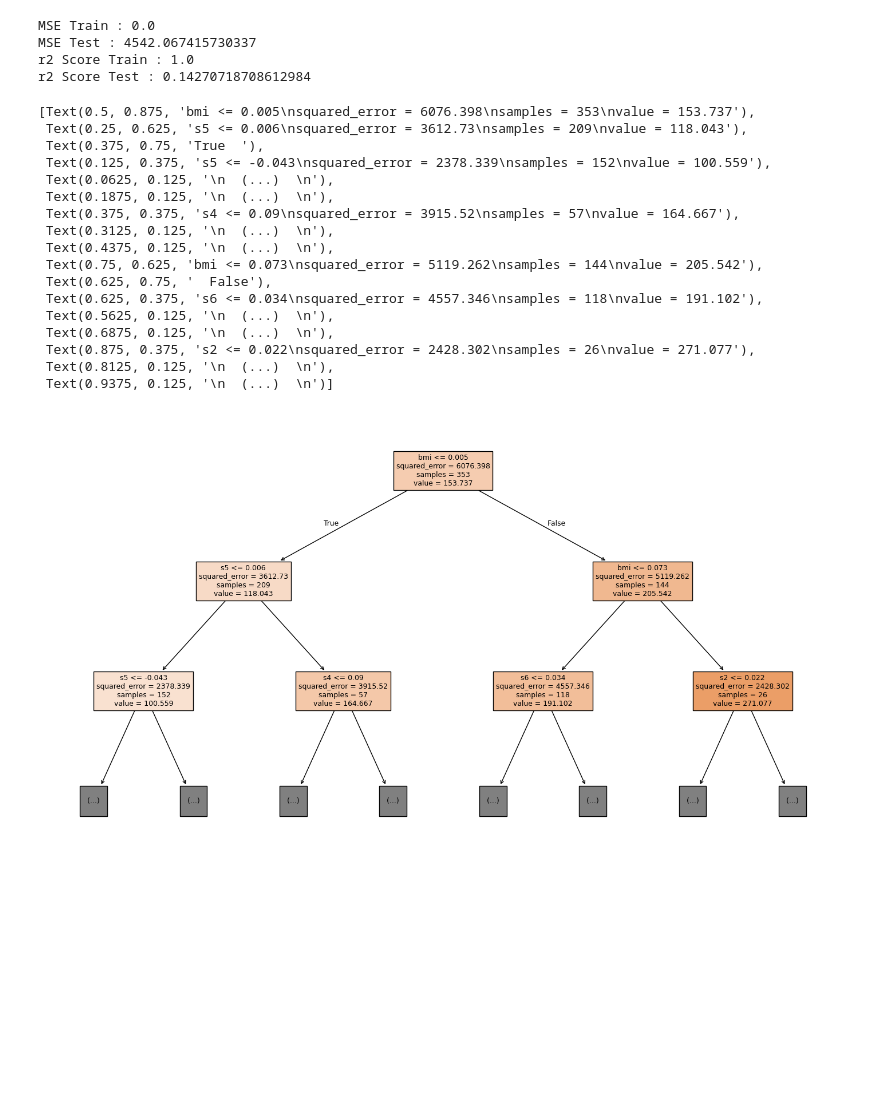
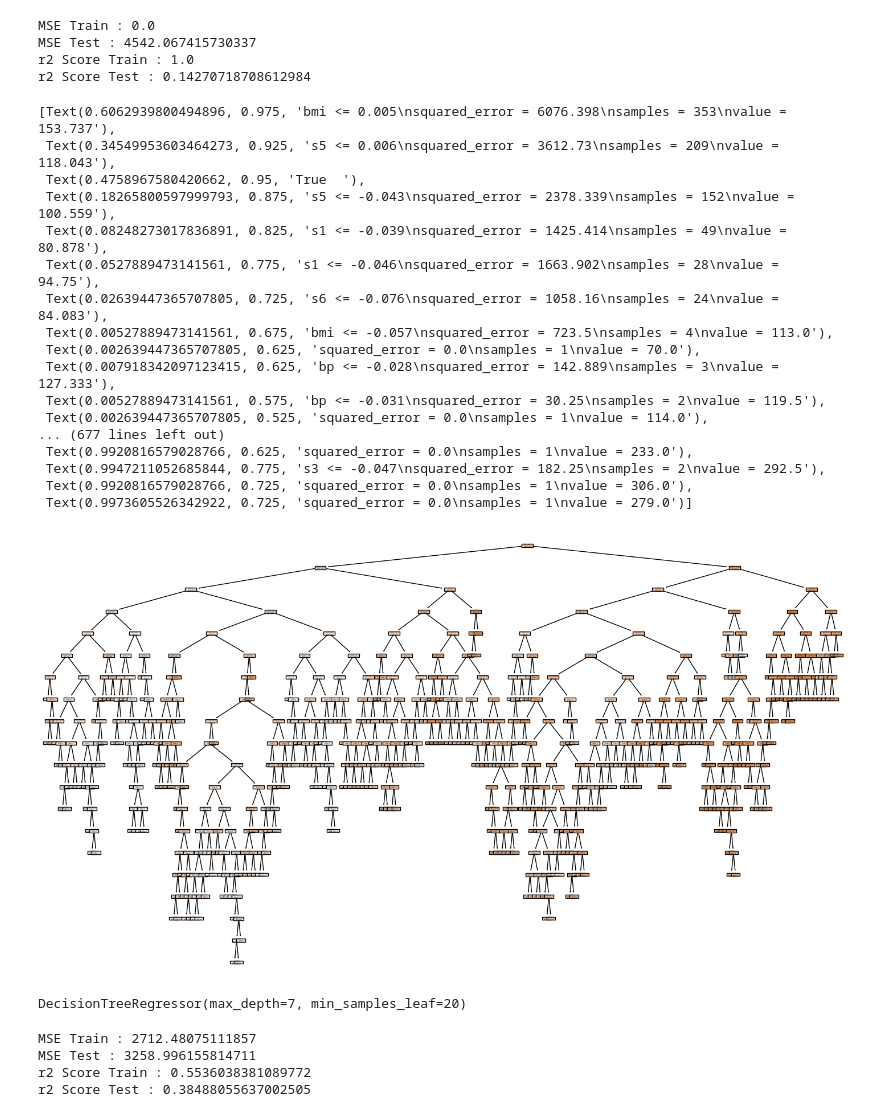
Before and after one commit to md-zaid-10/Machine-Learning, a Jupyter notebook: Decision Tree/DtRegressor.ipynb, the cells around one changed output. Cells and saved outputs as stored; diff of their text form; code cells hidden in the pictures; blank space fills up the shorter version.

Commit message:
DT regressor Pre pruning

```diff
--- a/Decision Tree/DtRegressor.ipynb
+++ b/Decision Tree/DtRegressor.ipynb
@@ -58,29 +58,52 @@ r2 Score Test : 0.14270718708612984
 # %%
 from sklearn.tree import plot_tree
 plt.figure(figsize=(18,10))
 
 plot_tree(
     model,
     feature_names=X.columns,
-    filled=True,
-    max_depth=2
+    filled=True
 )
 # %% [output]
-[Text(0.5, 0.875, 'bmi <= 0.005\nsquared_error = 6076.398\nsamples = 353\nvalue = 153.737'),
- Text(0.25, 0.625, 's5 <= 0.006\nsquared_error = 3612.73\nsamples = 209\nvalue = 118.043'),
- Text(0.375, 0.75, 'True  '),
- Text(0.125, 0.375, 's5 <= -0.043\nsquared_error = 2378.339\nsamples = 152\nvalue = 100.559'),
- Text(0.0625, 0.125, '\n  (...)  \n'),
- Text(0.1875, 0.125, '\n  (...)  \n'),
- Text(0.375, 0.375, 's4 <= 0.09\nsquared_error = 3915.52\nsamples = 57\nvalue = 164.667'),
- Text(0.3125, 0.125, '\n  (...)  \n'),
- Text(0.4375, 0.125, '\n  (...)  \n'),
- Text(0.75, 0.625, 'bmi <= 0.073\nsquared_error = 5119.262\nsamples = 144\nvalue = 205.542'),
- Text(0.625, 0.75, '  False'),
- Text(0.625, 0.375, 's6 <= 0.034\nsquared_error = 4557.346\nsamples = 118\nvalue = 191.102'),
- Text(0.5625, 0.125, '\n  (...)  \n'),
- Text(0.6875, 0.125, '\n  (...)  \n'),
- Text(0.875, 0.375, 's2 <= 0.022\nsquared_error = 2428.302\nsamples = 26\nvalue = 271.077'),
- Text(0.8125, 0.125, '\n  (...)  \n'),
- Text(0.9375, 0.125, '\n  (...)  \n')]
+[Text(0.6062939800494896, 0.975, 'bmi <= 0.005\nsquared_error = 6076.398\nsamples = 353\nvalue = 153.737'),
+ Text(0.34549953603464273, 0.925, 's5 <= 0.006\nsquared_error = 3612.73\nsamples = 209\nvalue = 118.043'),
+ Text(0.4758967580420662, 0.95, 'True  '),
+ Text(0.18265800597999793, 0.875, 's5 <= -0.043\nsquared_error = 2378.339\nsamples = 152\nvalue = 100.559'),
+ Text(0.08248273017836891, 0.825, 's1 <= -0.039\nsquared_error = 1425.414\nsamples = 49\nvalue = 80.878'),
+ Text(0.0527889473141561, 0.775, 's1 <= -0.046\nsquared_error = 1663.902\nsamples = 28\nvalue = 94.75'),
+ Text(0.02639447365707805, 0.725, 's6 <= -0.076\nsquared_error = 1058.16\nsamples = 24\nvalue = 84.083'),
+ Text(0.00527889473141561, 0.675, 'bmi <= -0.057\nsquared_error = 723.5\nsamples = 4\nvalue = 113.0'),
+ Text(0.002639447365707805, 0.625, 'squared_error = 0.0\nsamples = 1\nvalue = 70.0'),
+ Text(0.007918342097123415, 0.625, 'bp <= -0.028\nsquared_error = 142.889\nsamples = 3\nvalue = 127.333'),
+ Text(0.00527889473141561, 0.575, 'bp <= -0.031\nsquared_error = 30.25\nsamples = 2\nvalue = 119.5'),
+ Text(0.002639447365707805, 0.525, 'squared_error = 0.0\nsamples = 1\nvalue = 114.0'),
+... (677 lines left out)
+ Text(0.9920816579028766, 0.625, 'squared_error = 0.0\nsamples = 1\nvalue = 233.0'),
+ Text(0.9947211052685844, 0.775, 's3 <= -0.047\nsquared_error = 182.25\nsamples = 2\nvalue = 292.5'),
+ Text(0.9920816579028766, 0.725, 'squared_error = 0.0\nsamples = 1\nvalue = 306.0'),
+ Text(0.9973605526342922, 0.725, 'squared_error = 0.0\nsamples = 1\nvalue = 279.0')]
-[figure, old version]
+[figure, new version]
+# %%
+# Pre Pruning
+from sklearn.tree import DecisionTreeRegressor
+
+model = DecisionTreeRegressor(max_depth=7, min_samples_leaf=20)
+model.fit(X_train, y_train)
+# %% [output]
+DecisionTreeRegressor(max_depth=7, min_samples_leaf=20)
+# %%
+from sklearn.metrics import r2_score, mean_squared_error
+
+y_pred_train = model.predict(X_train)
+y_pred_test = model.predict(X_test)
+
+print("MSE Train :", mean_squared_error(y_train, y_pred_train))
+print("MSE Test :", mean_squared_error(y_test, y_pred_test))
+
+print("r2 Score Train :", r2_score(y_train, y_pred_train))
+print("r2 Score Test :", r2_score(y_test, y_pred_test))
+# %% [output]
+MSE Train : 2712.48075111857
+MSE Test : 3258.996155814711
+r2 Score Train : 0.5536038381089772
+r2 Score Test : 0.38488055637002505
```
Also changed, not shown: parts of 1 cell of this notebook, 1 other file.
